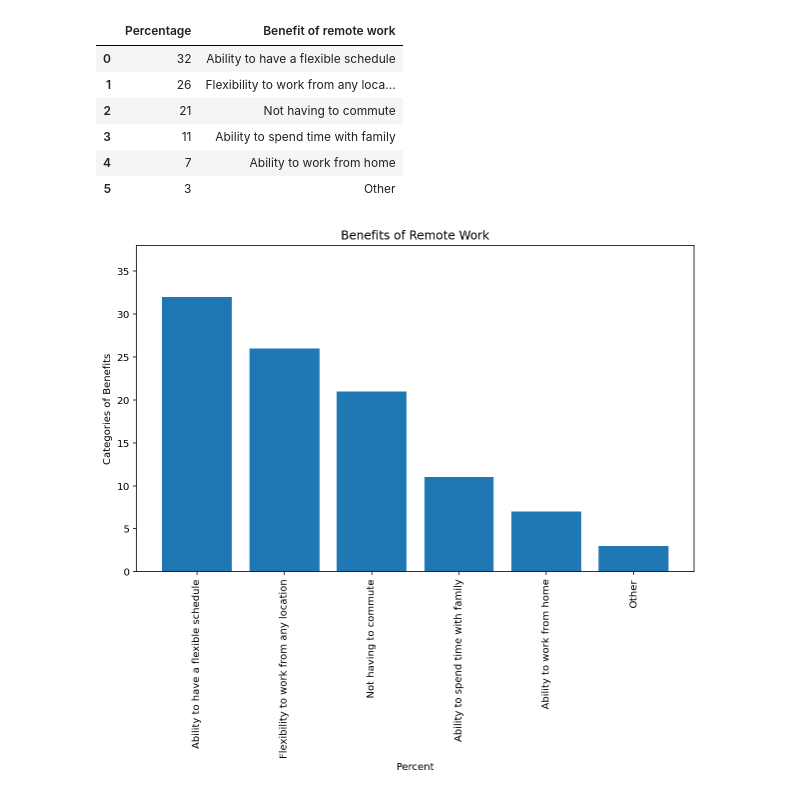
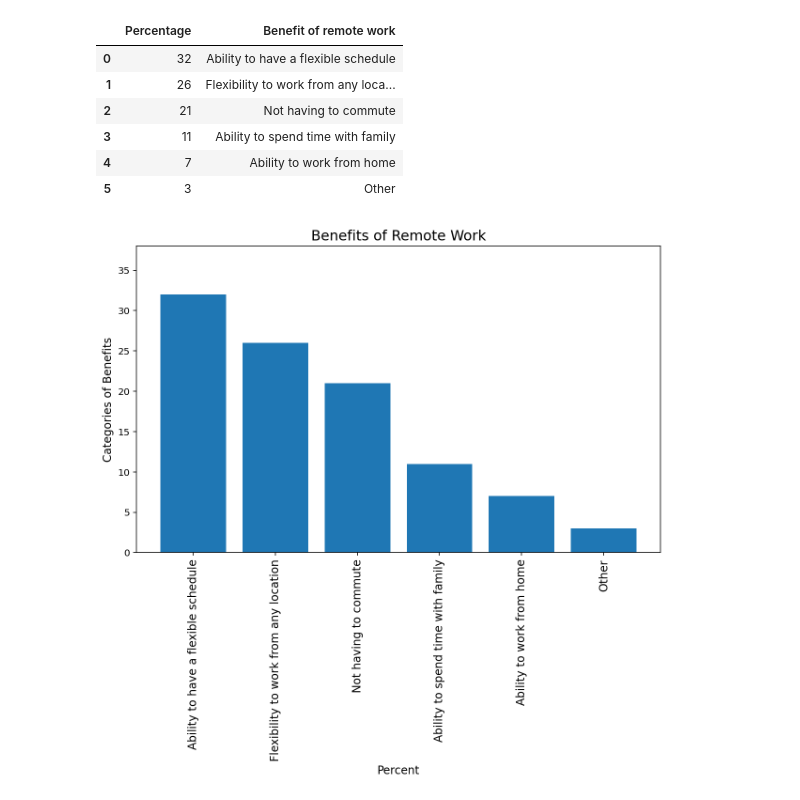
Before and after one commit to shreyamin29/Remote_work_benefit_visualization, a Jupyter notebook: Remote_work_visualization.ipynb, the cells around one changed output. Saved outputs shown, nothing was run; the diff lists cells and outputs as text; code cells hidden in the pictures.

```diff
--- a/Remote_work_visualization.ipynb
+++ b/Remote_work_visualization.ipynb
@@ -29,18 +29,19 @@ df.head(50)
 # %%
 
 df = pd.DataFrame(data)
 # percent = df['Percentage']
 # benefits = df['Benefit of remote work']
 
 plt.bar(benefits[0:100], percent[0:100])
 
 
-plt.xticks(rotation = 90, horizontalalignment='center')
+plt.xticks(rotation = 90, fontsize = 12)
+#plt.yticks(fontsize = 15)
 #plt.yticks(rotation =0)
 plt.ylim(0, 38)
 #plt.xlim(0, 30)
-plt.xlabel('Percent')
-plt.ylabel('Categories of Benefits')
-plt.title('Benefits of Remote Work');
+plt.xlabel('Percent', fontsize = 12)
+plt.ylabel('Categories of Benefits', fontsize = 12)
+plt.title('Benefits of Remote Work', fontsize = 15);
 # %% [output]
-[figure, old version]
+[figure, new version]
```
